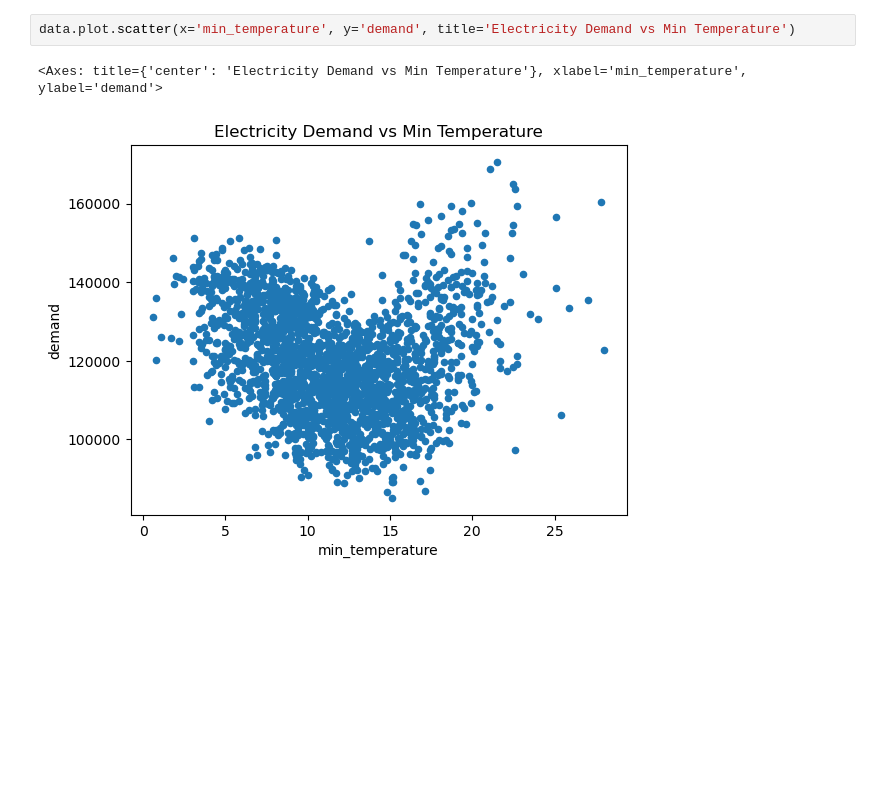
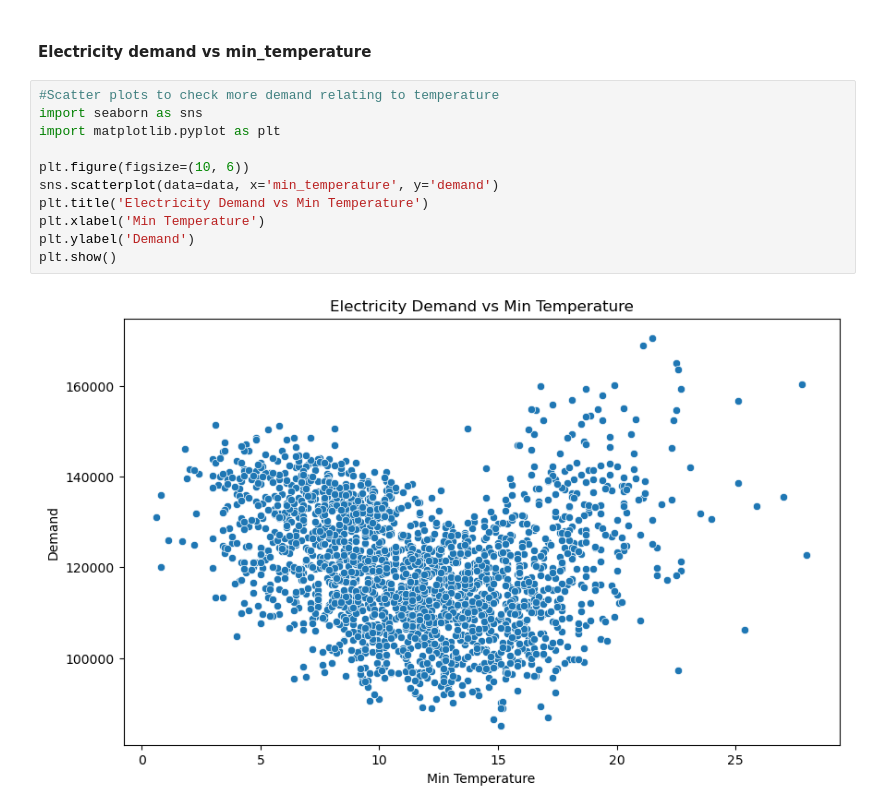
Before and after one commit to amalsalilan/Electricity_Demand-and_Price_ForecastingInfosys_Internship_Oct2025, a Jupyter notebook: Electricity_Demand_and_Price_Forecasting.ipynb, the cells around one changed output. Saved outputs shown, nothing was run; the diff lists cells and outputs as text; blank space fills up the shorter version.

Commit message:
Basic Data Visualization

```diff
--- a/Electricity_Demand_and_Price_Forecasting.ipynb
+++ b/Electricity_Demand_and_Price_Forecasting.ipynb
@@ -142,5 +225,15 @@ data.plot(x='date', y=['demand', 'RRP'], title='Electricity Demand and Price Ove
+# %% [markdown]
+#### Electricity demand vs min_temperature
 # %%
-data.plot.scatter(x='min_temperature', y='demand', title='Electricity Demand vs Min Temperature')
+#Scatter plots to check more demand relating to temperature
+import seaborn as sns
+import matplotlib.pyplot as plt
+
+plt.figure(figsize=(10, 6))
+sns.scatterplot(data=data, x='min_temperature', y='demand')
+plt.title('Electricity Demand vs Min Temperature')
+plt.xlabel('Min Temperature')
+plt.ylabel('Demand')
+plt.show()
 # %% [output]
-<Axes: title={'center': 'Electricity Demand vs Min Temperature'}, xlabel='min_temperature', ylabel='demand'>
-[figure, old version]
+[figure, new version]
```
Also changed, not shown: parts of 31 cells of this notebook.
